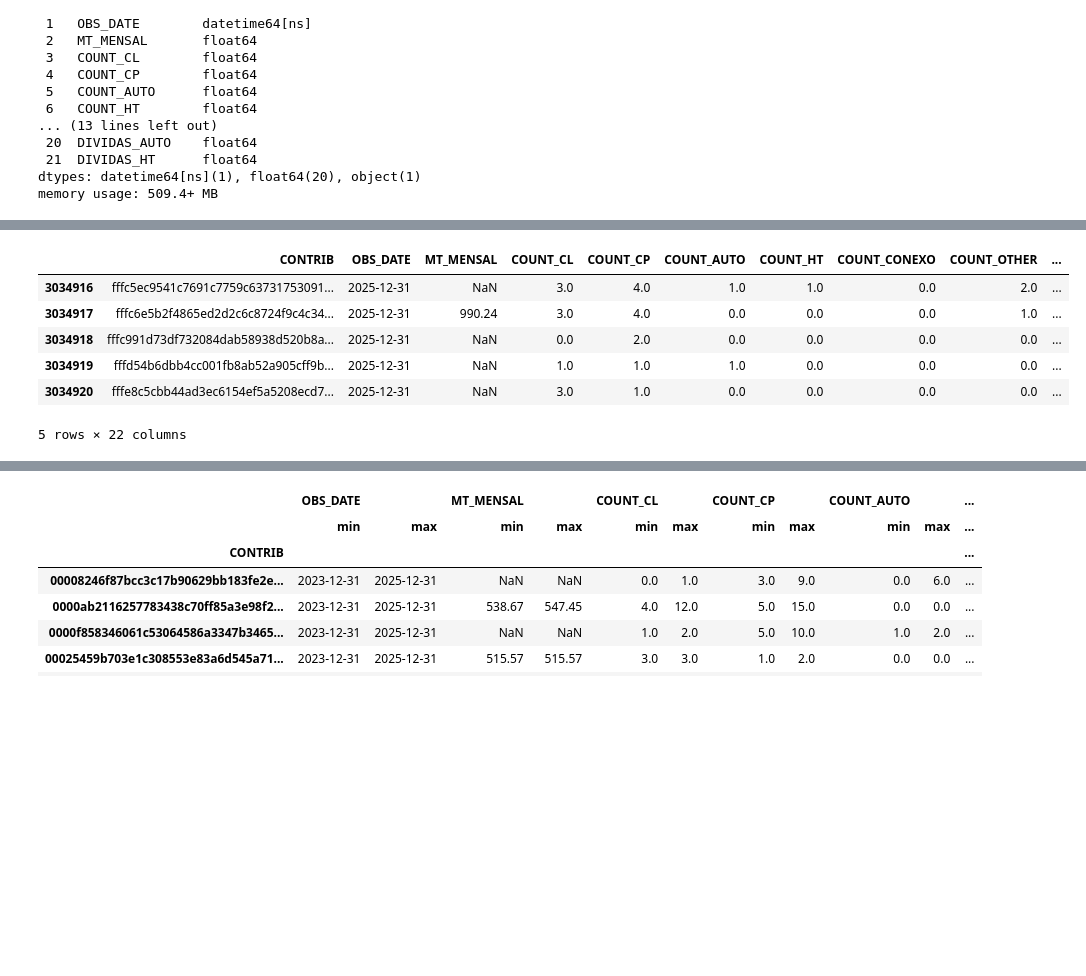
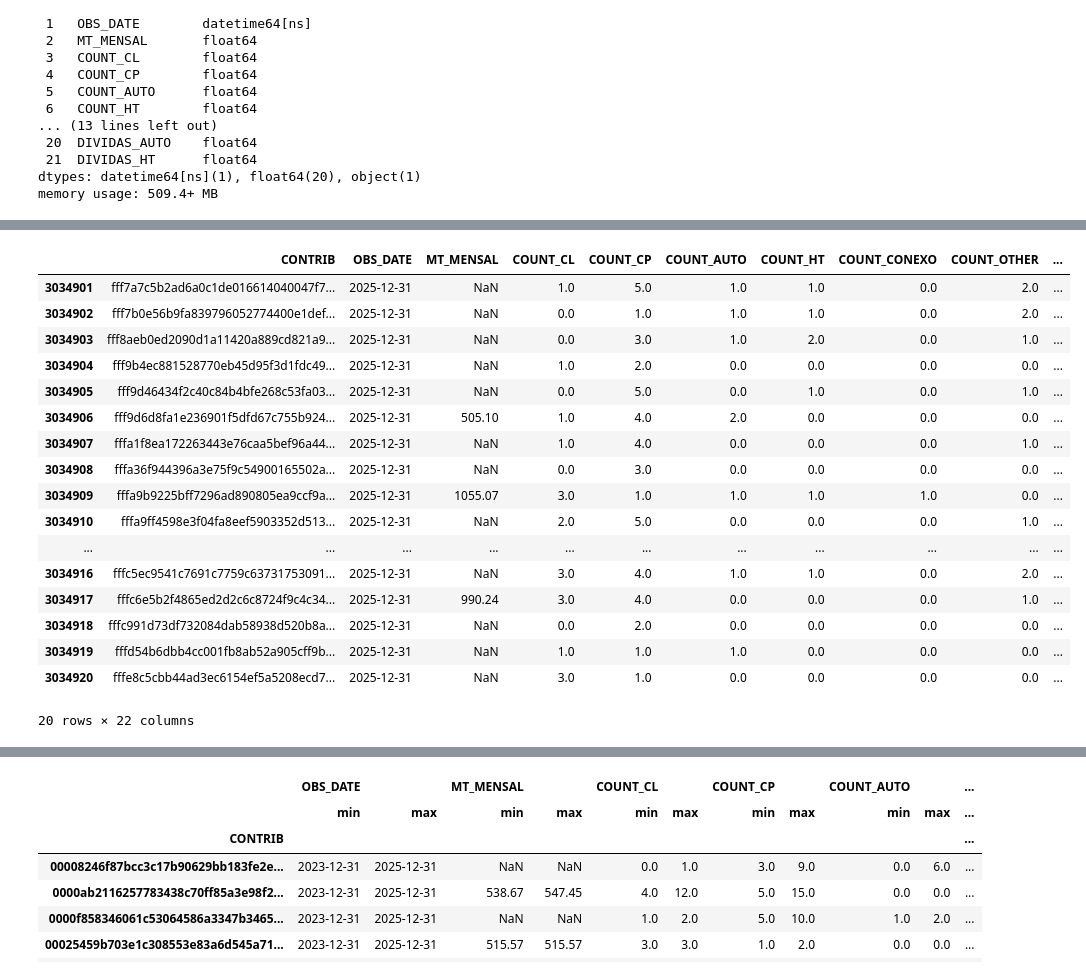
Before and after one commit to Alanog10/BNP-Paribas, a Jupyter notebook: Preprocessing.ipynb, the cells around one changed output, grey strips where cells are left out. Drawn from its saved outputs; the diff is of its cells as text; code cells hidden in the pictures; blank space fills up the shorter version.

```diff
--- a/Preprocessing.ipynb
+++ b/Preprocessing.ipynb
@@ -183,10 +158,22 @@ CRC.describe().round(2)
 # %%
-CRC.tail()
+#last 20 rows
+CRC.tail(20)
 # %% [output]
 |  | CONTRIB | OBS_DATE | MT_MENSAL | COUNT_CL | COUNT_CP | COUNT_AUTO | COUNT_HT | COUNT_CONEXO | COUNT_OTHER | ... |
+| 3034901 | fff7a7c5b2ad6a0c1de016614040047f7... | 2025-12-31 | NaN | 1.0 | 5.0 | 1.0 | 1.0 | 0.0 | 2.0 | ... |
+| 3034902 | fff7b0e56b9fa839796052774400e1def... | 2025-12-31 | NaN | 0.0 | 1.0 | 1.0 | 1.0 | 0.0 | 2.0 | ... |
+| 3034903 | fff8aeb0ed2090d1a11420a889cd821a9... | 2025-12-31 | NaN | 0.0 | 3.0 | 1.0 | 2.0 | 0.0 | 1.0 | ... |
+| 3034904 | fff9b4ec881528770eb45d95f3d1fdc49... | 2025-12-31 | NaN | 1.0 | 2.0 | 0.0 | 0.0 | 0.0 | 0.0 | ... |
+| 3034905 | fff9d46434f2c40c84b4bfe268c53fa03... | 2025-12-31 | NaN | 0.0 | 5.0 | 0.0 | 1.0 | 0.0 | 1.0 | ... |
+| 3034906 | fff9d6d8fa1e236901f5dfd67c755b924... | 2025-12-31 | 505.10 | 1.0 | 4.0 | 2.0 | 0.0 | 0.0 | 0.0 | ... |
+| 3034907 | fffa1f8ea172263443e76caa5bef96a44... | 2025-12-31 | NaN | 1.0 | 4.0 | 0.0 | 0.0 | 0.0 | 1.0 | ... |
+| 3034908 | fffa36f944396a3e75f9c54900165502a... | 2025-12-31 | NaN | 0.0 | 3.0 | 0.0 | 0.0 | 0.0 | 0.0 | ... |
+| 3034909 | fffa9b9225bff7296ad890805ea9ccf9a... | 2025-12-31 | 1055.07 | 3.0 | 1.0 | 1.0 | 1.0 | 1.0 | 0.0 | ... |
+| 3034910 | fffa9ff4598e3f04fa8eef5903352d513... | 2025-12-31 | NaN | 2.0 | 5.0 | 0.0 | 0.0 | 0.0 | 1.0 | ... |
+| ... | ... | ... | ... | ... | ... | ... | ... | ... | ... | ... |
 | 3034916 | fffc5ec9541c7691c7759c63731753091... | 2025-12-31 | NaN | 3.0 | 4.0 | 1.0 | 1.0 | 0.0 | 2.0 | ... |
 | 3034917 | fffc6e5b2f4865ed2d2c6c8724f9c4c34... | 2025-12-31 | 990.24 | 3.0 | 4.0 | 0.0 | 0.0 | 0.0 | 1.0 | ... |
 | 3034918 | fffc991d73df732084dab58938d520b8a... | 2025-12-31 | NaN | 0.0 | 2.0 | 0.0 | 0.0 | 0.0 | 0.0 | ... |
 | 3034919 | fffd54b6dbb4cc001fb8ab52a905cff9b... | 2025-12-31 | NaN | 1.0 | 1.0 | 1.0 | 0.0 | 0.0 | 0.0 | ... |
 | 3034920 | fffe8c5cbb44ad3ec6154ef5a5208ecd7... | 2025-12-31 | NaN | 3.0 | 1.0 | 0.0 | 0.0 | 0.0 | 0.0 | ... |
-5 rows × 22 columns
+20 rows × 22 columns
```
Also changed, not shown: parts of 301 cells of this notebook.
